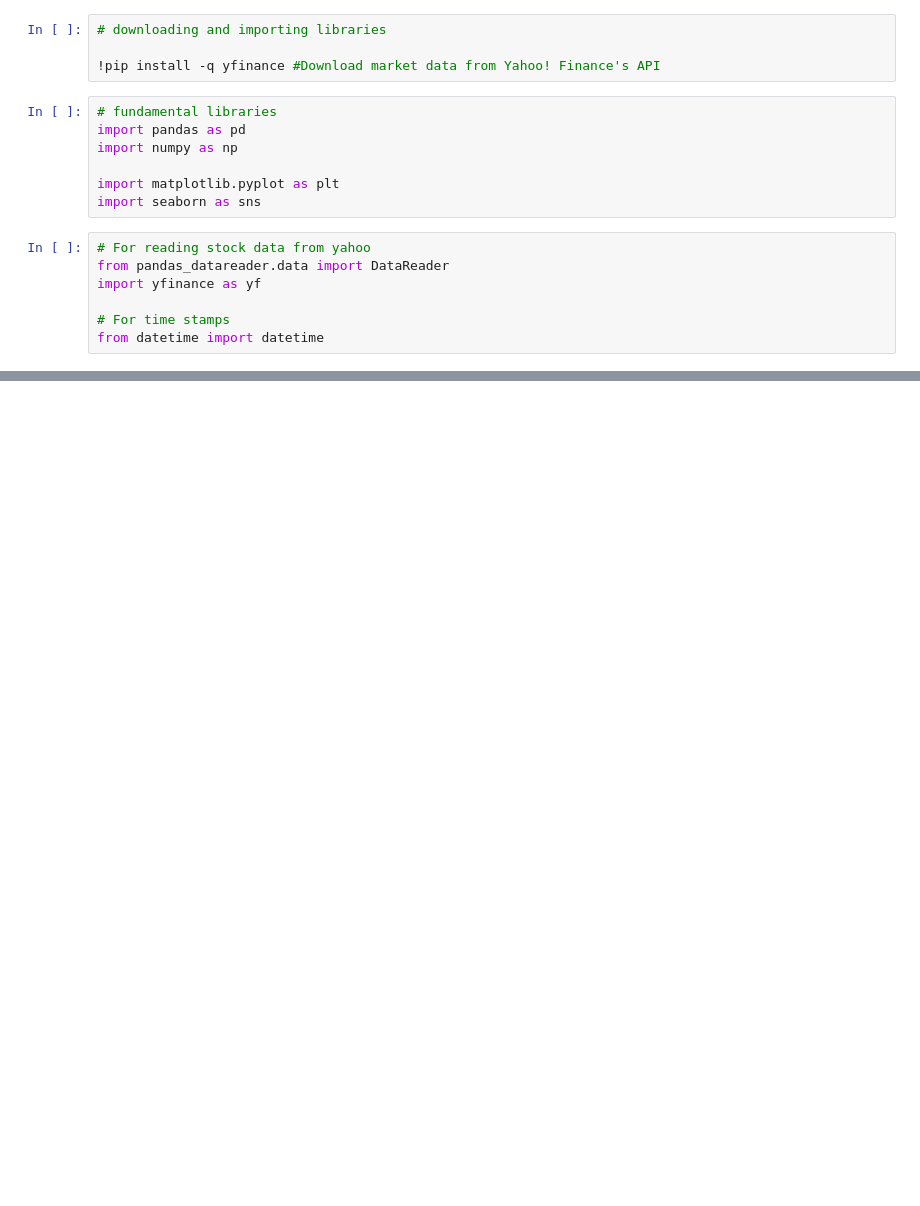
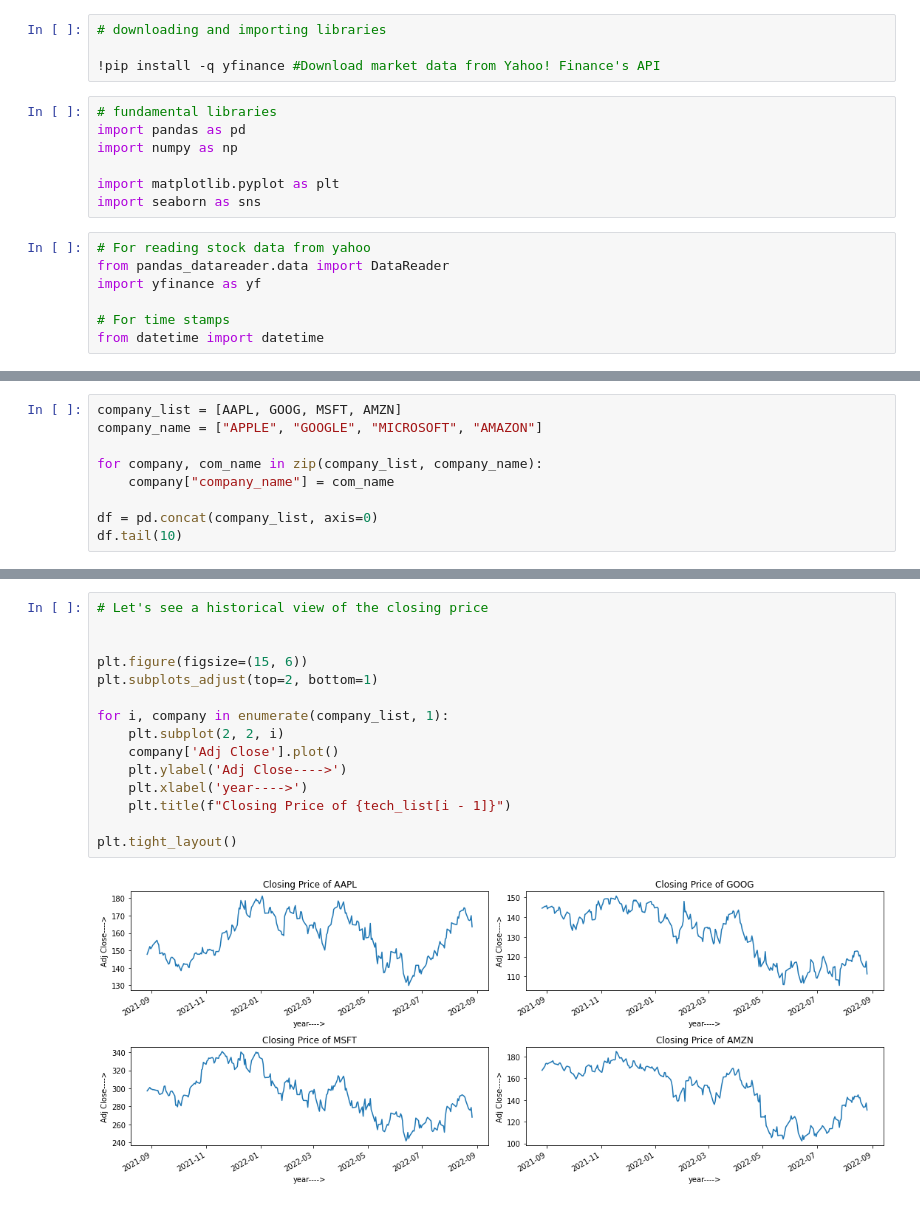
Before and after one commit to BANZOM/Stock_Market_Price_Prediction_by_LSTM, a Jupyter notebook: stocks_market_prediction_usingLSTM.ipynb, the cells around one changed output, grey strips where cells are left out. Saved outputs shown, nothing was run; the diff lists cells and outputs as text; blank space fills up the shorter version.

```diff
--- a/stocks_market_prediction_usingLSTM.ipynb
+++ b/stocks_market_prediction_usingLSTM.ipynb
@@ -20,0 +38,9 @@ from datetime import datetime
+# %%
+company_list = [AAPL, GOOG, MSFT, AMZN]
+company_name = ["APPLE", "GOOGLE", "MICROSOFT", "AMAZON"]
+
+for company, com_name in zip(company_list, company_name):
+    company["company_name"] = com_name
+
+df = pd.concat(company_list, axis=0)
+df.tail(10)
@@ -20,0 +91,17 @@ from datetime import datetime
+# %%
+# Let's see a historical view of the closing price
+
+
+plt.figure(figsize=(15, 6))
+plt.subplots_adjust(top=2, bottom=1)
+
+for i, company in enumerate(company_list, 1):
+    plt.subplot(2, 2, i)
+    company['Adj Close'].plot()
+    plt.ylabel('Adj Close---->')
+    plt.xlabel('year---->')
+    plt.title(f"Closing Price of {tech_list[i - 1]}")
+
+plt.tight_layout()
+# %% [output]
+[figure, added]
```
Also changed, not shown: parts of 7 cells of this notebook.
